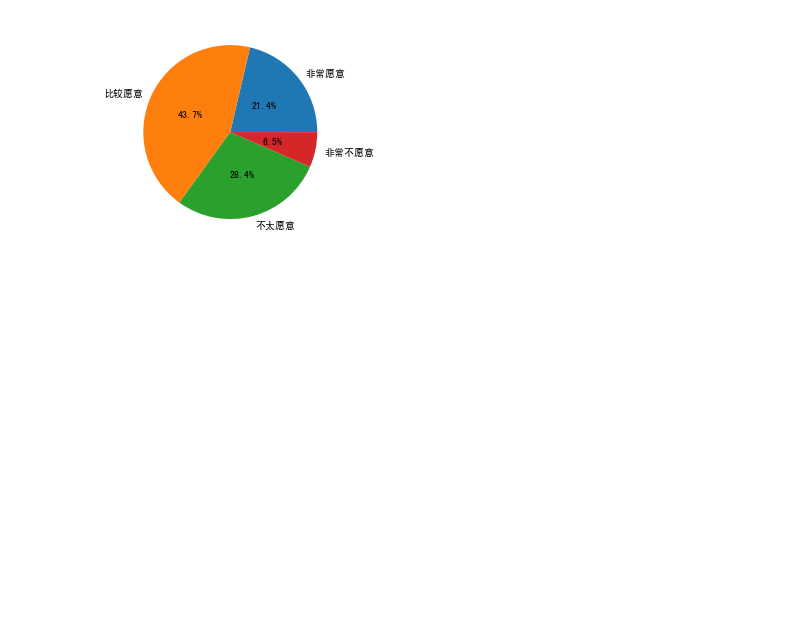
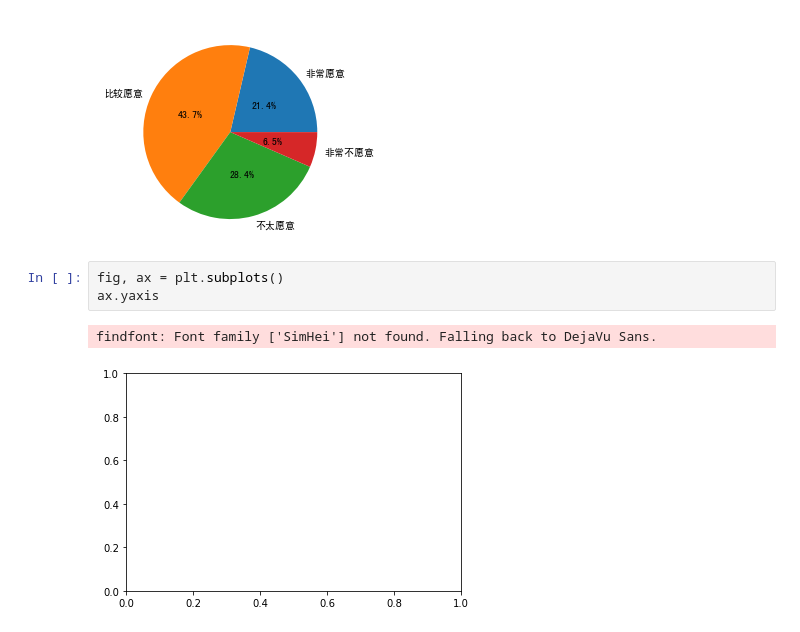
Before and after one commit to Nyahua/ruc, a Jupyter notebook: homework/20220515-read_excel/readexcel.ipynb, the cells around one changed output. Cells and saved outputs as stored; diff of their text form; blank space fills up the shorter version.

```diff
--- a/homework/20220515-read_excel/readexcel.ipynb
+++ b/homework/20220515-read_excel/readexcel.ipynb
@@ -48,3 +48,9 @@ ax.pie(
 plt.show()
 # %% [output]
 [figure]
+# %%
+fig, ax = plt.subplots()
+ax.yaxis
+# %% [output]
+findfont: Font family ['SimHei'] not found. Falling back to DejaVu Sans.
+[figure, added]
```
Also changed, not shown: 1 other file.
